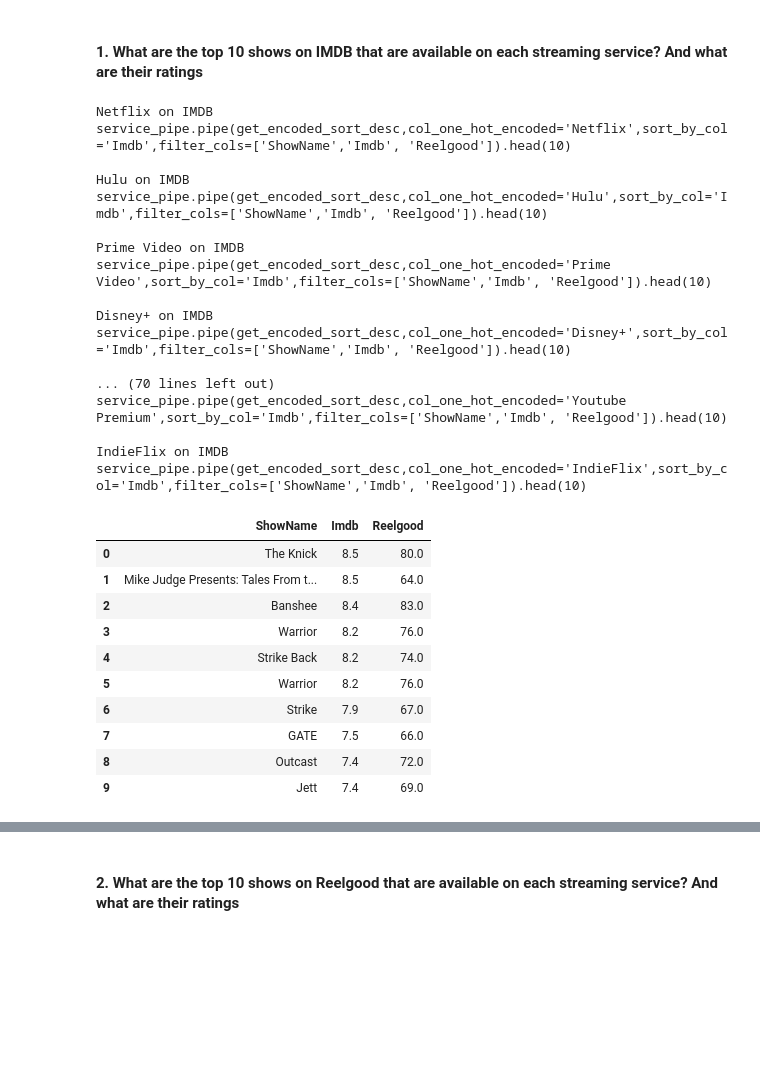
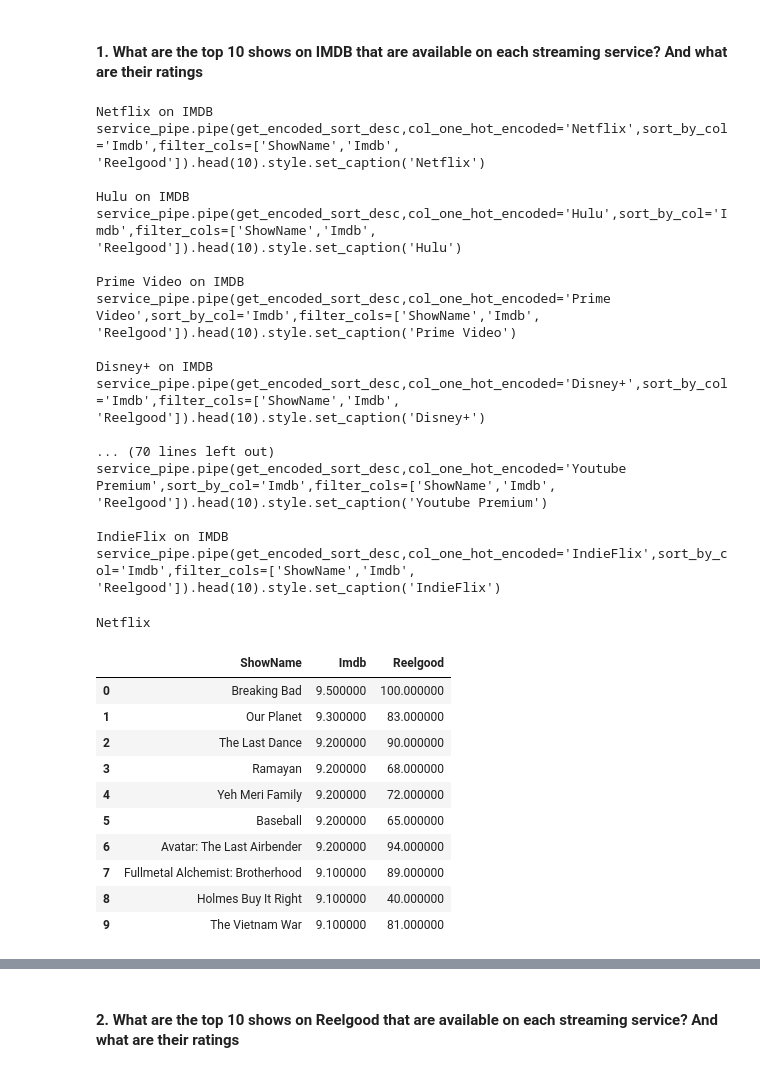
Before and after one commit to patcln/dlsu-datasci-patriciacelon, a Jupyter notebook: Project/Project.ipynb, the cells around one changed output, grey strips where cells are left out. Saved outputs shown, nothing was run; the diff lists cells and outputs as text; code cells hidden in the pictures; blank space fills up the shorter version.

```diff
--- a/Project/Project.ipynb
+++ b/Project/Project.ipynb
@@ -277,40 +277,42 @@ service_pipe = proj.pipe(one_hot_encoding,col='Service')
 genres_pipe = proj.pipe(one_hot_encoding,col='Genres')
 country_pipe = proj.pipe(one_hot_encoding,col='Country')
 # %%
+# Run this for codes
 # IMDB - sorry katamaran lolz
 for element in services:
-    print(f"{element} on IMDB\nservice_pipe.pipe(get_encoded_sort_desc,col_one_hot_encoded='{element}',sort_by_col='Imdb',filter_cols=['ShowName','Imdb', 'Reelgood']).head(10)\n")
+    print(f"{element} on IMDB\nservice_pipe.pipe(get_encoded_sort_desc,col_one_hot_encoded='{element}',sort_by_col='Imdb',filter_cols=['ShowName','Imdb', 'Reelgood']).head(10).style.set_caption('{element}')\n")
 # %% [output]
 Netflix on IMDB
-service_pipe.pipe(get_encoded_sort_desc,col_one_hot_encoded='Netflix',sort_by_col='Imdb',filter_cols=['ShowName','Imdb', 'Reelgood']).head(10)
+service_pipe.pipe(get_encoded_sort_desc,col_one_hot_encoded='Netflix',sort_by_col='Imdb',filter_cols=['ShowName','Imdb', 'Reelgood']).head(10).style.set_caption('Netflix')
 
 Hulu on IMDB
-service_pipe.pipe(get_encoded_sort_desc,col_one_hot_encoded='Hulu',sort_by_col='Imdb',filter_cols=['ShowName','Imdb', 'Reelgood']).head(10)
+service_pipe.pipe(get_encoded_sort_desc,col_one_hot_encoded='Hulu',sort_by_col='Imdb',filter_cols=['ShowName','Imdb', 'Reelgood']).head(10).style.set_caption('Hulu')
 
 Prime Video on IMDB
-service_pipe.pipe(get_encoded_sort_desc,col_one_hot_encoded='Prime Video',sort_by_col='Imdb',filter_cols=['ShowName','Imdb', 'Reelgood']).head(10)
+service_pipe.pipe(get_encoded_sort_desc,col_one_hot_encoded='Prime Video',sort_by_col='Imdb',filter_cols=['ShowName','Imdb', 'Reelgood']).head(10).style.set_caption('Prime Video')
 
 Disney+ on IMDB
-service_pipe.pipe(get_encoded_sort_desc,col_one_hot_encoded='Disney+',sort_by_col='Imdb',filter_cols=['ShowName','Imdb', 'Reelgood']).head(10)
+service_pipe.pipe(get_encoded_sort_desc,col_one_hot_encoded='Disney+',sort_by_col='Imdb',filter_cols=['ShowName','Imdb', 'Reelgood']).head(10).style.set_caption('Disney+')
 
 ... (70 lines left out)
-service_pipe.pipe(get_encoded_sort_desc,col_one_hot_encoded='Youtube Premium',sort_by_col='Imdb',filter_cols=['ShowName','Imdb', 'Reelgood']).head(10)
+service_pipe.pipe(get_encoded_sort_desc,col_one_hot_encoded='Youtube Premium',sort_by_col='Imdb',filter_cols=['ShowName','Imdb', 'Reelgood']).head(10).style.set_caption('Youtube Premium')
 
 IndieFlix on IMDB
-service_pipe.pipe(get_encoded_sort_desc,col_one_hot_encoded='IndieFlix',sort_by_col='Imdb',filter_cols=['ShowName','Imdb', 'Reelgood']).head(10)
+service_pipe.pipe(get_encoded_sort_desc,col_one_hot_encoded='IndieFlix',sort_by_col='Imdb',filter_cols=['ShowName','Imdb', 'Reelgood']).head(10).style.set_caption('IndieFlix')
 # %%
-# paste code below from ^
-service_pipe.pipe(get_encoded_sort_desc,col_one_hot_encoded='Cinemax',
-                  sort_by_col='Imdb',filter_cols=['ShowName','Imdb', 'Reelgood']).head(10)
+# Netflix
+service_pipe.pipe(get_encoded_sort_desc,col_one_hot_encoded='Netflix',sort_by_col='Imdb',
+                  filter_cols=['ShowName','Imdb', 'Reelgood']).head(10).style.set_caption('Netflix')
 # %% [output]
+Netflix
 |  | ShowName | Imdb | Reelgood |
-| 0 | The Knick | 8.5 | 80.0 |
-| 1 | Mike Judge Presents: Tales From t... | 8.5 | 64.0 |
-| 2 | Banshee | 8.4 | 83.0 |
-| 3 | Warrior | 8.2 | 76.0 |
-| 4 | Strike Back | 8.2 | 74.0 |
-| 5 | Warrior | 8.2 | 76.0 |
-| 6 | Strike | 7.9 | 67.0 |
-| 7 | GATE | 7.5 | 66.0 |
-| 8 | Outcast | 7.4 | 72.0 |
-| 9 | Jett | 7.4 | 69.0 |
+| 0 | Breaking Bad | 9.500000 | 100.000000 |
+| 1 | Our Planet | 9.300000 | 83.000000 |
+| 2 | The Last Dance | 9.200000 | 90.000000 |
+| 3 | Ramayan | 9.200000 | 68.000000 |
+| 4 | Yeh Meri Family | 9.200000 | 72.000000 |
+| 5 | Baseball | 9.200000 | 65.000000 |
+| 6 | Avatar: The Last Airbender | 9.200000 | 94.000000 |
+| 7 | Fullmetal Alchemist: Brotherhood | 9.100000 | 89.000000 |
+| 8 | Holmes Buy It Right | 9.100000 | 40.000000 |
+| 9 | The Vietnam War | 9.100000 | 81.000000 |
```
Also changed, not shown: parts of 17 cells of this notebook.
